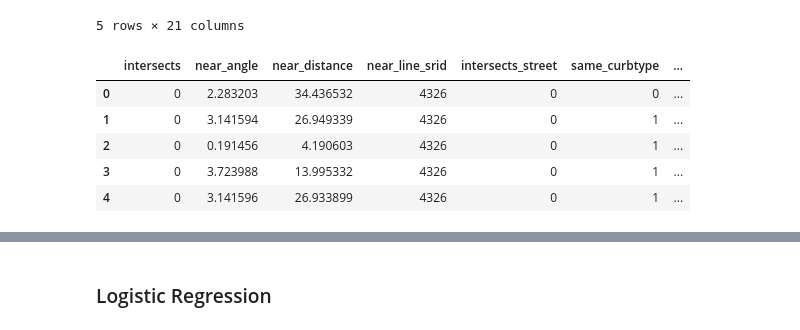
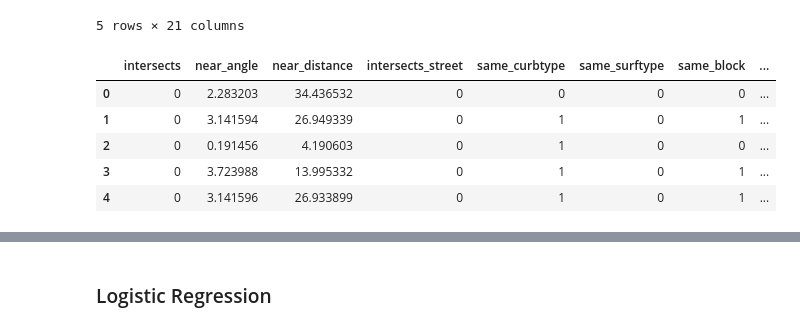
Before and after one commit to AccessMap/crowdsourcelearning, a Jupyter notebook: nick/prelim-analysis.ipynb, the cells around one changed output, grey strips where cells are left out. Drawn from its saved outputs; the diff is of its cells as text; code cells hidden in the pictures.

```diff
--- a/nick/prelim-analysis.ipynb
+++ b/nick/prelim-analysis.ipynb
@@ -41,38 +41,40 @@ raw_data['intersects'] = label_encoder.fit_transform(raw_data['intersects'])
 X = raw_data
 
 X['same_curbtype'] = (X['curbtype_i'] == X['curbtype_j']).astype(int)
 X['same_surftype'] = (X['surftype_i'] == X['surftype_j']).astype(int)
 X['same_block'] = (X['bid_i'] == X['bid_j']).astype(int)
 X['same_side'] = (X['side_i'] == X['side_j']).astype(int)
 
-# TODO: There's probably more features we can generate with these two lengths
 X['length_diff'] = abs(X['length_i'] - X['length_j'])
-X['sw_width_diff'] = abs(X['sw_width_i'] - X['sw_width_j'])
+X['sw_width_diff'] = abs(X['sw_width_i'] - X['sw_width_j']).astype(float)
 
 y = X['connected']
 X = X.drop('connected', 1)
 X = X.drop('curbtype_i', 1)
 X = X.drop('curbtype_j', 1)
 X = X.drop('surftype_i', 1)
 X = X.drop('surftype_j', 1)
 
 X['near_angle'] = abs(X['near_angle'])
 
 del X['bid_i']  # This has NaN and will cause errors in sklearn
 del X['bid_j']
 
 del X['side_i']
 del X['side_j']
 del X['length_i']
 del X['length_j']
 del X['sw_width_i']
 del X['sw_width_j']
 
+# This is the same for all rows
+del X['near_line_srid']
+
 X.head()
 # %% [output]
-|  | intersects | near_angle | near_distance | near_line_srid | intersects_street | same_curbtype | ... |
-| 0 | 0 | 2.283203 | 34.436532 | 4326 | 0 | 0 | ... |
-| 1 | 0 | 3.141594 | 26.949339 | 4326 | 0 | 1 | ... |
-| 2 | 0 | 0.191456 | 4.190603 | 4326 | 0 | 1 | ... |
-| 3 | 0 | 3.723988 | 13.995332 | 4326 | 0 | 1 | ... |
-| 4 | 0 | 3.141596 | 26.933899 | 4326 | 0 | 1 | ... |
+|  | intersects | near_angle | near_distance | intersects_street | same_curbtype | same_surftype | same_block | ... |
+| 0 | 0 | 2.283203 | 34.436532 | 0 | 0 | 0 | 0 | ... |
+| 1 | 0 | 3.141594 | 26.949339 | 0 | 1 | 0 | 1 | ... |
+| 2 | 0 | 0.191456 | 4.190603 | 0 | 1 | 0 | 0 | ... |
+| 3 | 0 | 3.723988 | 13.995332 | 0 | 1 | 0 | 1 | ... |
+| 4 | 0 | 3.141596 | 26.933899 | 0 | 1 | 0 | 1 | ... |
```
Also changed, not shown: parts of 12 cells of this notebook, 9 other files.
